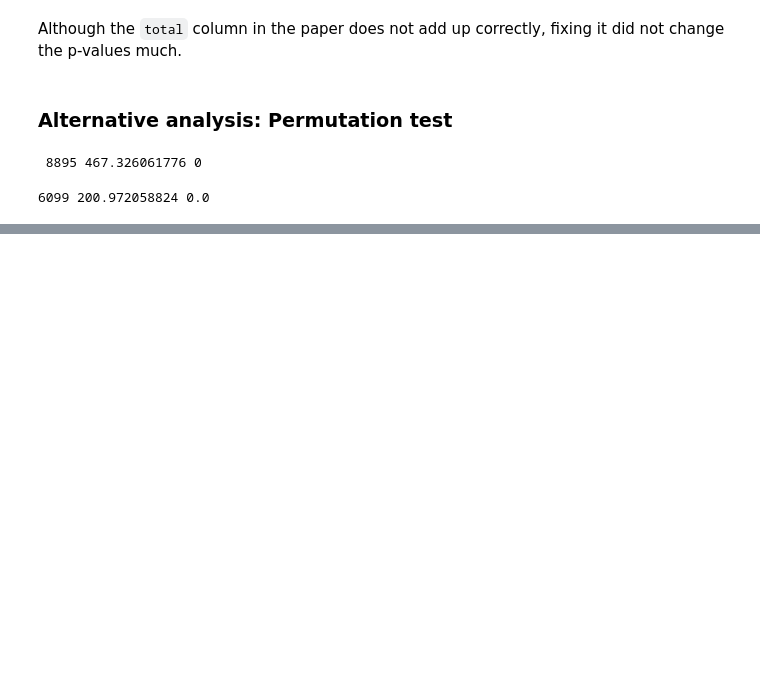
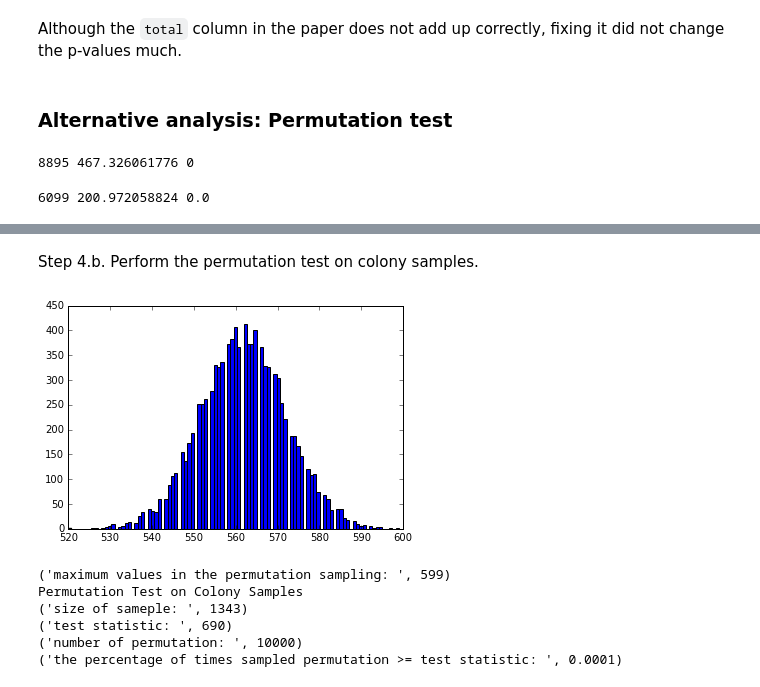
Before and after one commit to mads14/S215a-groupwork, a Jupyter notebook: science-open-research/OSR_Pitt_Hill.ipynb, the cells around one changed output, grey strips where cells are left out. Drawn from its saved outputs; the diff is of its cells as text; code cells hidden in the pictures; blank space fills up the shorter version.

```diff
--- a/science-open-research/OSR_Pitt_Hill.ipynb
+++ b/science-open-research/OSR_Pitt_Hill.ipynb
@@ -220,0 +328,25 @@ chi_squared_term_digit(samples)
+# %% [markdown]
+Step 4.b. Perform the permutation test on colony samples.
+# %%
+# values of n and test_statistic are obtained from PNAS paper Table 2 (pg 7)
+n = 1343
+n_perm = 10000
+test_statistic = 690
+
+# permutation test on coulter samples (and plot the distribution histogram)
+test_result = tri_perm_test(list(colony_samples_mean['contains_mean']), n, n_perm, test_statistic)
+
+# print out key information as output
+print("Permutation Test on Colony Samples")
+print("size of sameple: ", n)
+print("test statistic: ", test_statistic)
+print("number of permutation: ", n_perm)
+print("the percentage of times sampled permutation >= test statistic: ", test_result)
+# %% [output]
+[figure, added]
+('maximum values in the permutation sampling: ', 599)
+Permutation Test on Colony Samples
+('size of sameple: ', 1343)
+('test statistic: ', 690)
+('number of permutation: ', 10000)
+('the percentage of times sampled permutation >= test statistic: ', 0.0001)
```
Also changed, not shown: parts of 13 cells of this notebook.
